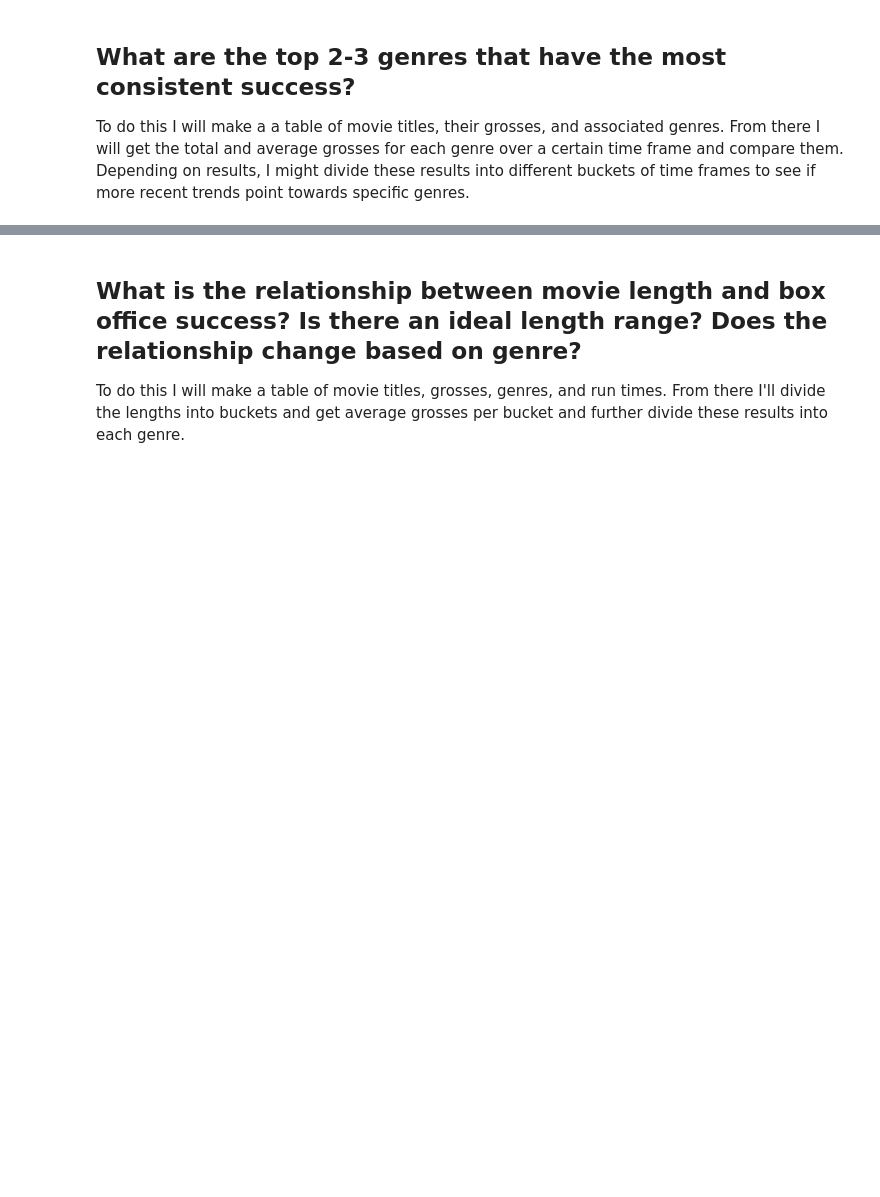
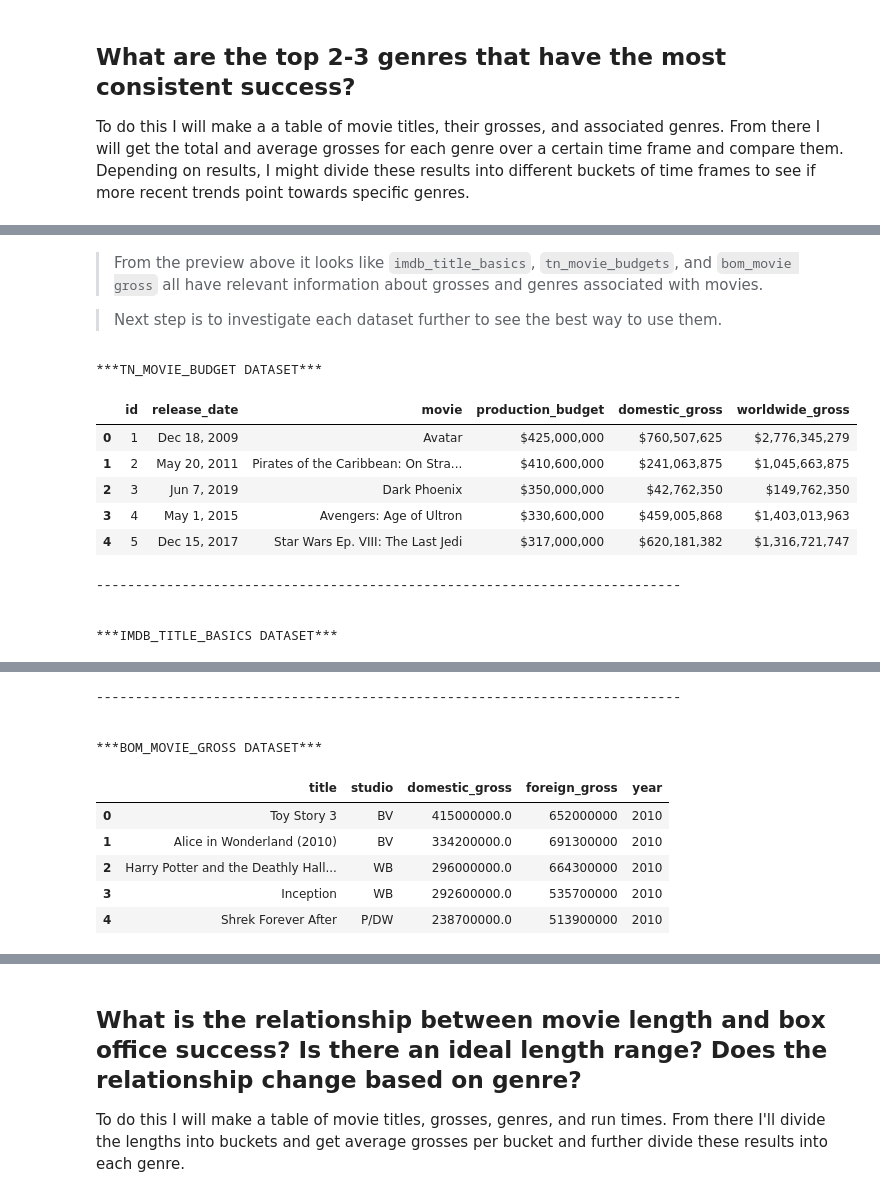
Before and after one commit to AustinTowery/Box-Office-Movies-Analysis, a Jupyter notebook: student.ipynb, the cells around one changed output, grey strips where cells are left out. Cells and saved outputs as stored; diff of their text form; code cells hidden in the pictures; blank space fills up the shorter version.

```diff
--- a/student.ipynb
+++ b/student.ipynb
@@ -189,0 +188,35 @@ dict_keys(['bom_movie_gross', 'imdb_name_basics', 'imdb_title_akas', 'imdb_title
+# %% [markdown]
+>From the preview above it looks like `imdb_title_basics`, `tn_movie_budgets`, and `bom_movie gross` all have relevant information about grosses and genres associated with movies.
+
+>Next step is to investigate each dataset further to see the best way to use them.
+# %%
+# create dataframe for each table and preview
+df_tn_movie_budgets = tables['tn_movie_budgets']
+print('***TN_MOVIE_BUDGET DATASET***')
+display(df_tn_movie_budgets.head())
+
+print(dashes)
+print('\n')
+
+df_imdb_title_basics = tables['imdb_title_basics']
+print('***IMDB_TITLE_BASICS DATASET***')
+display(df_imdb_title_basics.head())
+
+print(dashes)
+print('\n')
+
+df_bom_movie_gross = tables['bom_movie_gross']
+print('***BOM_MOVIE_GROSS DATASET***')
+display(df_bom_movie_gross.head())
+# %% [output]
+***TN_MOVIE_BUDGET DATASET***
+|  | id | release_date | movie | production_budget | domestic_gross | worldwide_gross |
+| 0 | 1 | Dec 18, 2009 | Avatar | $425,000,000 | $760,507,625 | $2,776,345,279 |
+| 1 | 2 | May 20, 2011 | Pirates of the Caribbean: On Stra... | $410,600,000 | $241,063,875 | $1,045,663,875 |
+| 2 | 3 | Jun 7, 2019 | Dark Phoenix | $350,000,000 | $42,762,350 | $149,762,350 |
+| 3 | 4 | May 1, 2015 | Avengers: Age of Ultron | $330,600,000 | $459,005,868 | $1,403,013,963 |
+| 4 | 5 | Dec 15, 2017 | Star Wars Ep. VIII: The Last Jedi | $317,000,000 | $620,181,382 | $1,316,721,747 |
+---------------------------------------------------------------------------
+
+
+***IMDB_TITLE_BASICS DATASET***
@@ -189,0 +229,10 @@ dict_keys(['bom_movie_gross', 'imdb_name_basics', 'imdb_title_akas', 'imdb_title
+---------------------------------------------------------------------------
+
+
+***BOM_MOVIE_GROSS DATASET***
+|  | title | studio | domestic_gross | foreign_gross | year |
+| 0 | Toy Story 3 | BV | 415000000.0 | 652000000 | 2010 |
+| 1 | Alice in Wonderland (2010) | BV | 334200000.0 | 691300000 | 2010 |
+| 2 | Harry Potter and the Deathly Hall... | WB | 296000000.0 | 664300000 | 2010 |
+| 3 | Inception | WB | 292600000.0 | 535700000 | 2010 |
+| 4 | Shrek Forever After | P/DW | 238700000.0 | 513900000 | 2010 |
```
Also changed, not shown: parts of 19 cells of this notebook.
